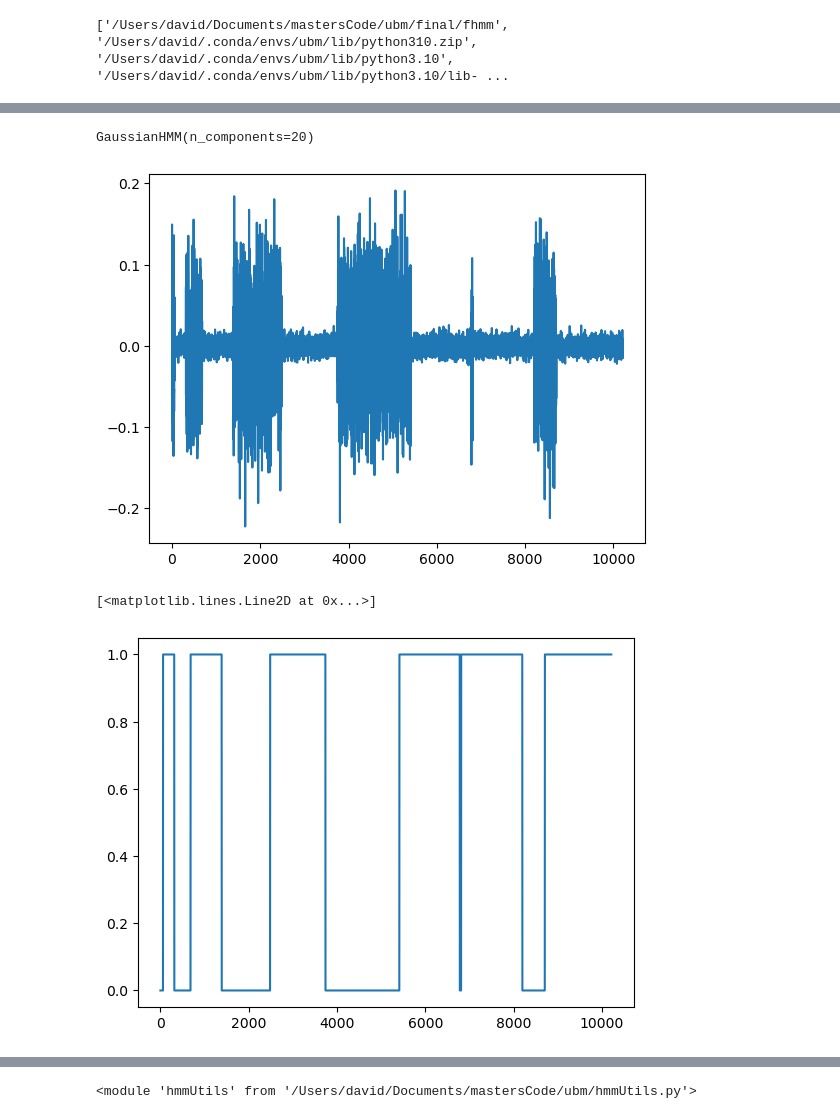
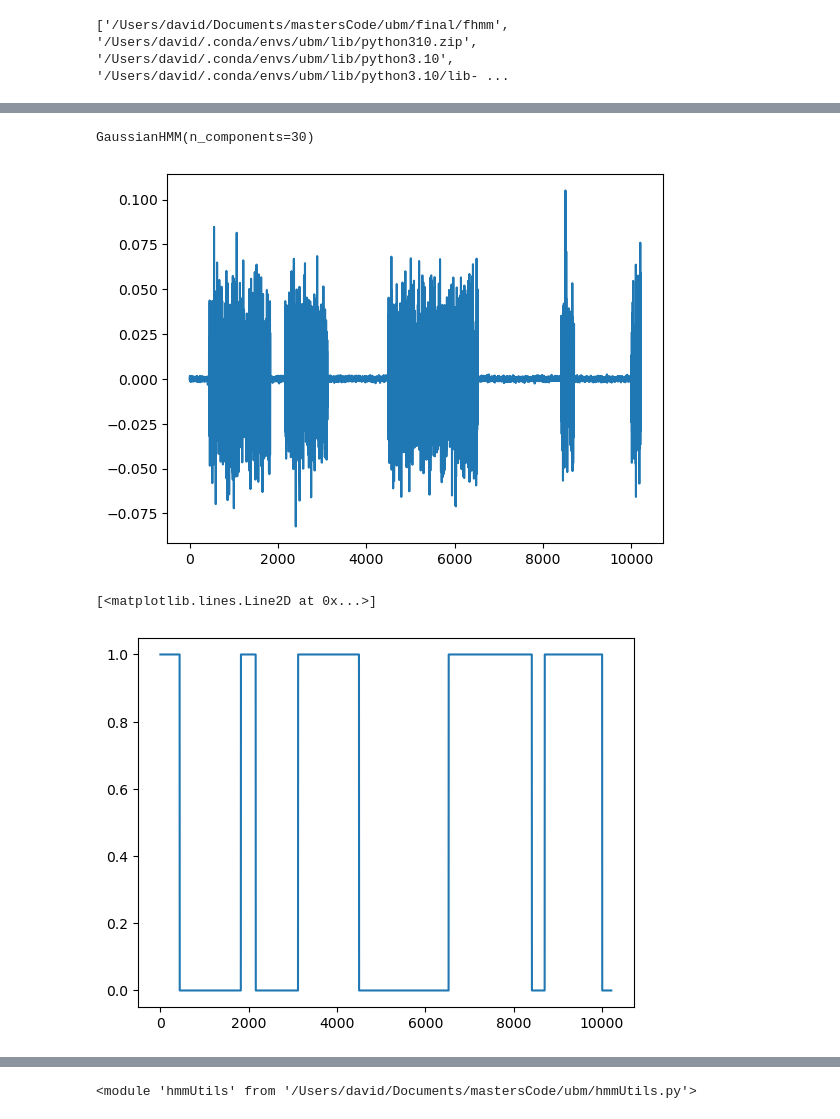
Before and after one commit to Davidjames9610/ubm, a Jupyter notebook: final/fhmm/tut1.ipynb, the cells around one changed output, grey strips where cells are left out. Cells and saved outputs as stored; diff of their text form; code cells hidden in the pictures.

```diff
--- a/final/fhmm/tut1.ipynb
+++ b/final/fhmm/tut1.ipynb
@@ -45,12 +55,6 @@ from spafe.features import mfcc
 # normalisation / feature extraction
 import librosa.util as util
 audio_normalised = util.normalize(get_data_whale.audio)
-
-from spafe.features import mfcc, lfcc
-from spafe.utils.preprocessing import zero_handling
-
-nfilts = 200
-nfft = 1024
 
 # create labels and data
 whale_samples = []
@@ -61,19 +65,13 @@ for i in range(len(get_data_whale.annotations.annotations)):
     annot = get_data_whale.annotations.annotations[i]
     sample = audio_normalised[annot.start:annot.end]
     whale_samples.append(sample)
-    feat, _ = lfcc.linear_spectrogram(sig=sample, fs=audio_fs, nfilts=nfilts, nfft=nfft)
-    features_no_zero = zero_handling(feat)
-    log_features = np.log(features_no_zero)
-    whale_features.append(log_features)
+    whale_features.append(get_feature(sample, nfft))
 
 for i in range(len(get_data_noise.annotations.annotations)):
     annot = get_data_noise.annotations.annotations[i]
     sample = audio_normalised[annot.start:annot.end]
     noise_samples.append(sample)
-    feat, _ = lfcc.linear_spectrogram(sig=sample, fs=audio_fs, nfilts=nfilts, nfft=nfft)
-    features_no_zero = zero_handling(feat)
-    log_features = np.log(features_no_zero)
-    noise_features.append(log_features)
+    noise_features.append(get_feature(sample, nfft))
 
 # hmm_noise.fit()
 # %%
@@ -93,10 +85,8 @@ vis_helper(combined)
 # %%
 # not completely sure about how to accommodate for power between signals
-
 from hmmlearn.hmm import GaussianHMM
-
-hmm_whale = GaussianHMM(20)
+hmm_whale = GaussianHMM(30)
 [len(feat) for feat in whale_features]
 hmm_whale.fit(np.concatenate(whale_features))
 # %% [output]
-GaussianHMM(n_components=20)
+GaussianHMM(n_components=30)
@@ -125,36 +109,20 @@ def generate_gaussian_noise(num_samples, power_a, power_b):
     # Generate samples from the HMM
     noise, states = model.sample(num_samples)
 
-    return noise, states
-
-# # Example usage:
-# num_samples = 10000
-# power_ratio = 0.8
-# generated_noise, generated_states = generate_gaussian_noise(num_samples, 1, 0.1)
-#
-# # Plot the generated noise
-# import matplotlib.pyplot as plt
-#
-# plt.plot(generated_noise)
-# plt.title("Generated Gaussian Noise from HMM")
-# plt.xlabel("Time")
-# plt.ylabel("Amplitude")
-# plt.show()
-#
-# plt.plot(generated_states)
+    return noise.flatten(), states
 # %%
 import noisey
 importlib.reload(noisey)
-snr_1 = 2
-snr_2 = 20
+snr_1 = 10
+snr_2 = 40
 gauss_noise, ss = generate_gaussian_noise(len(whale_samples[2]), noisey.get_noise_avg_watts(whale_samples[2], snr_1), noisey.get_noise_avg_watts(whale_samples[2], snr_2))
 plt.plot(gauss_noise)
 plt.show()
 plt.plot(ss)
 # %% [output]
-[figure, old version]
+[figure, new version]
 [<matplotlib.lines.Line2D at 0x...>]
-[figure, old version]
+[figure, new version]
 # %%
 combined_time_domain = whale_samples[2] + gauss_noise.flatten()
 
```
Also changed, not shown: parts of 13 cells of this notebook, 2 other files.
